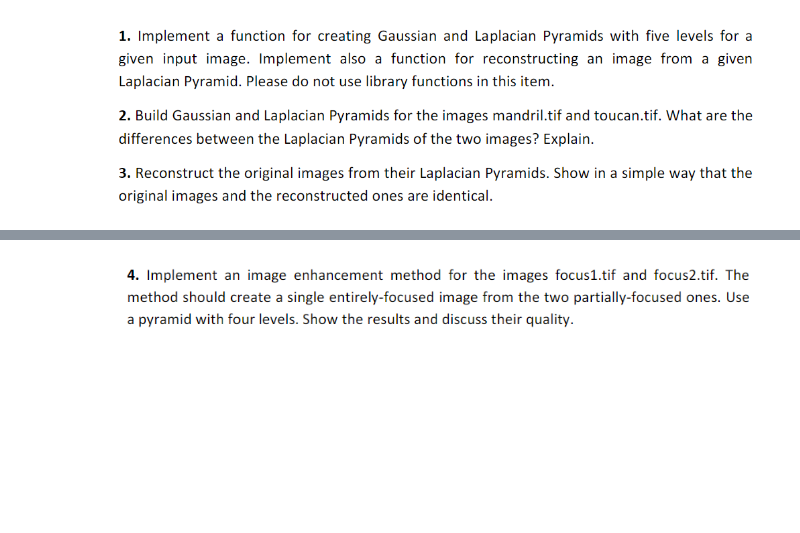
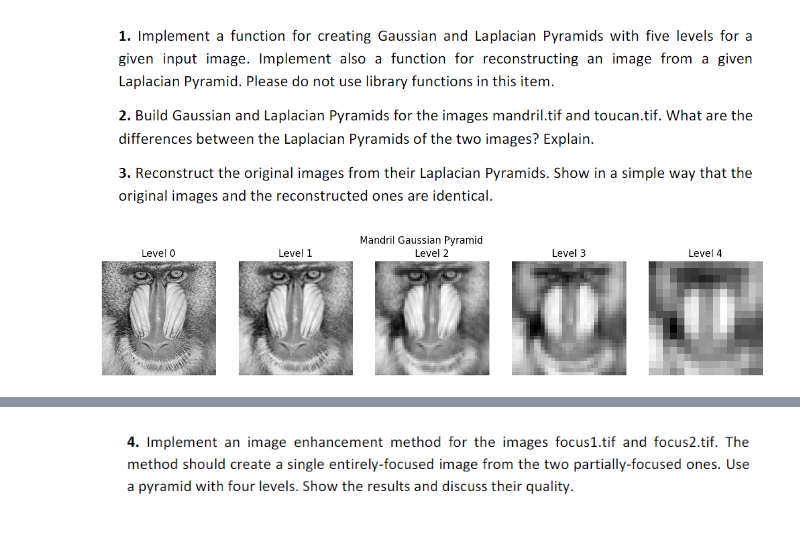
Before and after one commit to AmirAmmar123/Computer-Vesion, a Jupyter notebook: HW1/task4.ipynb, the cells around one changed output, grey strips where cells are left out. Saved outputs shown, nothing was run; the diff lists cells and outputs as text; code cells hidden in the pictures; blank space fills up the shorter version.

```diff
--- a/HW1/task4.ipynb
+++ b/HW1/task4.ipynb
@@ -79,61 +79,85 @@ def reconstruct_image(lp):
 
 
 # Helper function to display images in subplots
 def display_images(images, titles, rows, cols):
     fig, axes = plt.subplots(rows, cols, figsize=(15, 15))
     axes = axes.flatten()
     for img, title, ax in zip(images, titles, axes):
         ax.imshow(img, cmap='gray')
         ax.set_title(title)
         ax.axis('off')
     plt.tight_layout()
     plt.show()
 
 def calculate_ssd(img1, img2):
     """Computing the sum of squared differences (SSD) between two images."""
     if img1.shape != img2.shape:
         print("Images don't have the same shape.")
         return None
     return np.sum((np.array(img1, dtype=np.float32) - np.array(img2, dtype=np.float32))**2)
 
+def plot_pyramid(pyramid, title):
+    levels = len(pyramid)
+    fig, axes = plt.subplots(1, levels, figsize=(15, 3))
+    for i, img in enumerate(pyramid):
+        axes[i].imshow(img, cmap='gray')
+        axes[i].set_title(f'Level {i}')
+        axes[i].axis('off')
+    fig.suptitle(title)
+    plt.show()
 
-if __name__ == "__main__":
-    # Loading images
-    mandril = plt.imread('Images/Task4/mandril.tif')
-    toucan = plt.imread('Images/Task4/toucan.tif')
 
-    # Convert images to grayscale
-    if mandril.ndim == 3:
-        mandril = np.mean(mandril, axis=2)
-    if toucan.ndim == 3:
-        toucan = np.mean(toucan, axis=2)
+# Loading images
+mandril = plt.imread('Images/Task4/mandril.tif')
+toucan = plt.imread('Images/Task4/toucan.tif')
+# Convert images to grayscale
+if mandril.ndim == 3:
+    mandril = np.mean(mandril, axis=2)
+if toucan.ndim == 3:
+    toucan = np.mean(toucan, axis=2)
+# Generating Gaussian and Laplacian Pyramids
+levels = 5
+gp_mandril = gaussian_pyramid(mandril, levels)
+lp_mandril = laplacian_pyramid(gp_mandril)
+gp_toucan = gaussian_pyramid(toucan, levels)
+lp_toucan = laplacian_pyramid(gp_toucan)
+# Reconstructing the original images
+reconstructed_mandril = reconstruct_image(lp_mandril)
+reconstructed_toucan = reconstruct_image(lp_toucan)
 
-    # Generating Gaussian and Laplacian Pyramids
-    levels = 5
-    gp_mandril = gaussian_pyramid(mandril, levels)
-    lp_mandril = laplacian_pyramid(gp_mandril)
+# Plot Gaussian pyramid
+plot_pyramid(gp_mandril, 'Mandril Gaussian Pyramid')
+plot_pyramid(gp_toucan, 'Toucan Gaussian Pyramid')
 
-    gp_toucan = gaussian_pyramid(toucan, levels)
-    lp_toucan = laplacian_pyramid(gp_toucan)
+# Plot Laplacian pyramid
+plot_pyramid(lp_mandril, 'Mandril Laplacian Pyramid')
+plot_pyramid(lp_toucan, 'Toucan Laplacian Pyramid')
 
-    # Reconstructing the original images
-    reconstructed_mandril = reconstruct_image(lp_mandril)
-    reconstructed_toucan = reconstruct_image(lp_toucan)
+# Plot reconstructed images
+plt.figure(figsize=(10, 5))
+plt.subplot(2, 2, 1)
+plt.imshow(mandril, cmap='gray')
+plt.title('Origin Mandril')
+plt.axis('off')
 
-    # Collecting images and titles for display
-    images = [mandril, reconstructed_mandril] + gp_mandril + lp_mandril + [toucan, reconstructed_toucan] + gp_toucan + lp_toucan
+plt.subplot(2, 2, 2)
+plt.imshow(toucan, cmap='gray')
+plt.title('Origin toucan')
+plt.axis('off')
 
-    titles = ['Original Mandril', 'Reconstructed Mandril'] + [f'Mandril Gaussian Level {i}' for i in range(levels)] + \
-             [f'Mandril Laplacian Level {i}' for i in range(levels)] + \
-             ['Original Toucan', 'Reconstructed Toucan'] + [f'Toucan Gaussian Level {i}' for i in range(levels)] + \
-             [f'Toucan Laplacian Level {i}' for i in range(levels)]
+plt.subplot(2, 2, 3)
+plt.imshow(reconstructed_mandril, cmap='gray')
+plt.title('Reconstructed Mandril')
+plt.axis('off')
 
-    # Displaying the images
-    display_images(images, titles, 6, 5)
+plt.subplot(2, 2, 4)
+plt.imshow(reconstructed_toucan, cmap='gray')
+plt.title('Reconstructed Toucan')
+plt.axis('off')
 
-    # Checking if the original and reconstructed images are identical
-    # print('Mandril Image Reconstruction Difference:', np.sum(np.abs(mandril - reconstructed_mandril)))
-    # print('Toucan Image Reconstruction Difference:', np.sum(np.abs(toucan - reconstructed_toucan)))
-    print('Mandril Image Reconstruction Difference:', calculate_ssd(mandril, reconstructed_mandril))
-    print('Toucan Image Reconstruction Difference:', calculate_ssd(toucan, reconstructed_toucan))
+plt.show()
+
+print('Mandril Image Reconstruction Difference:', calculate_ssd(mandril, reconstructed_mandril))
+print('Toucan Image Reconstruction Difference:', calculate_ssd(toucan, reconstructed_toucan))
 # %% [output]
+[figure, added]
```
Also changed, not shown: parts of 2 cells of this notebook.
